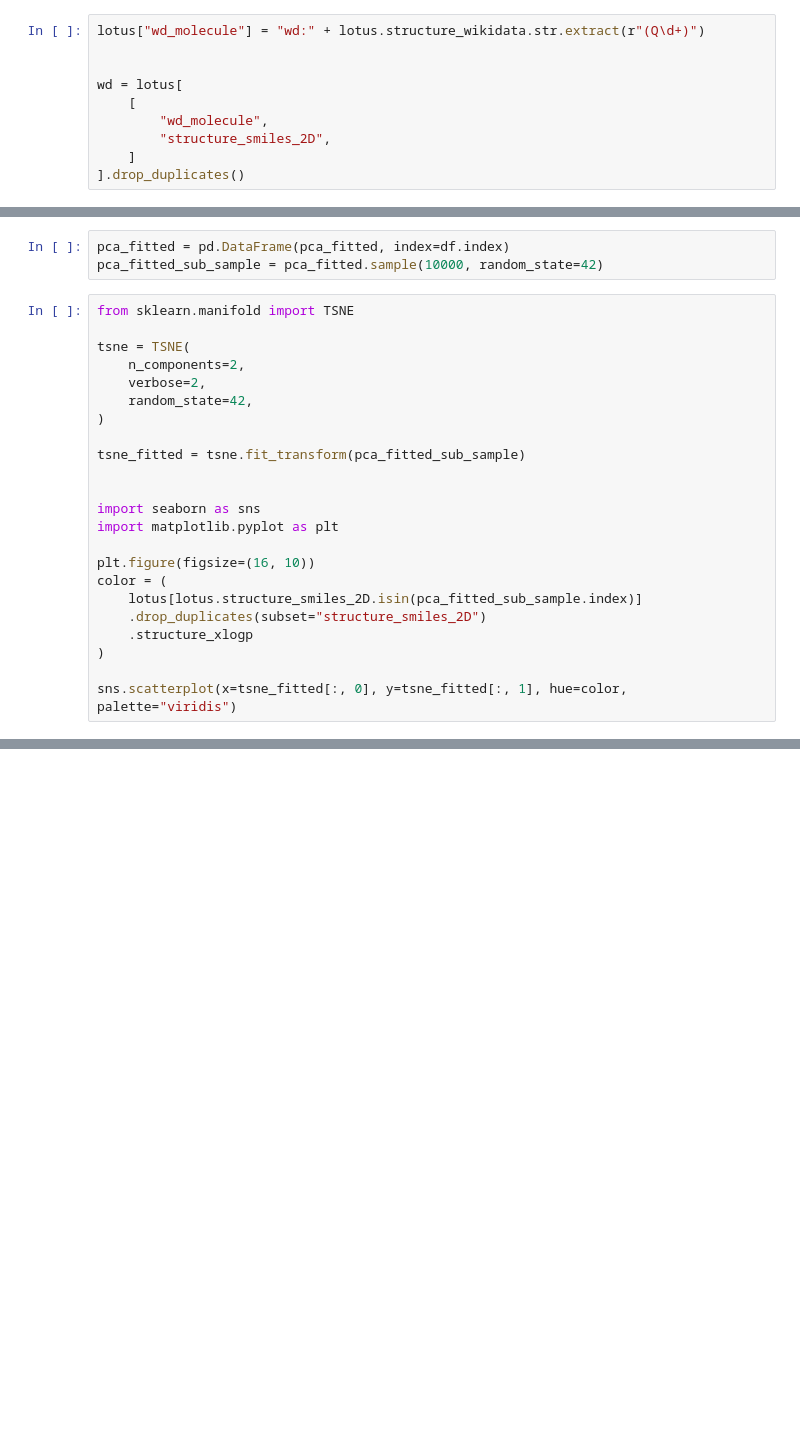
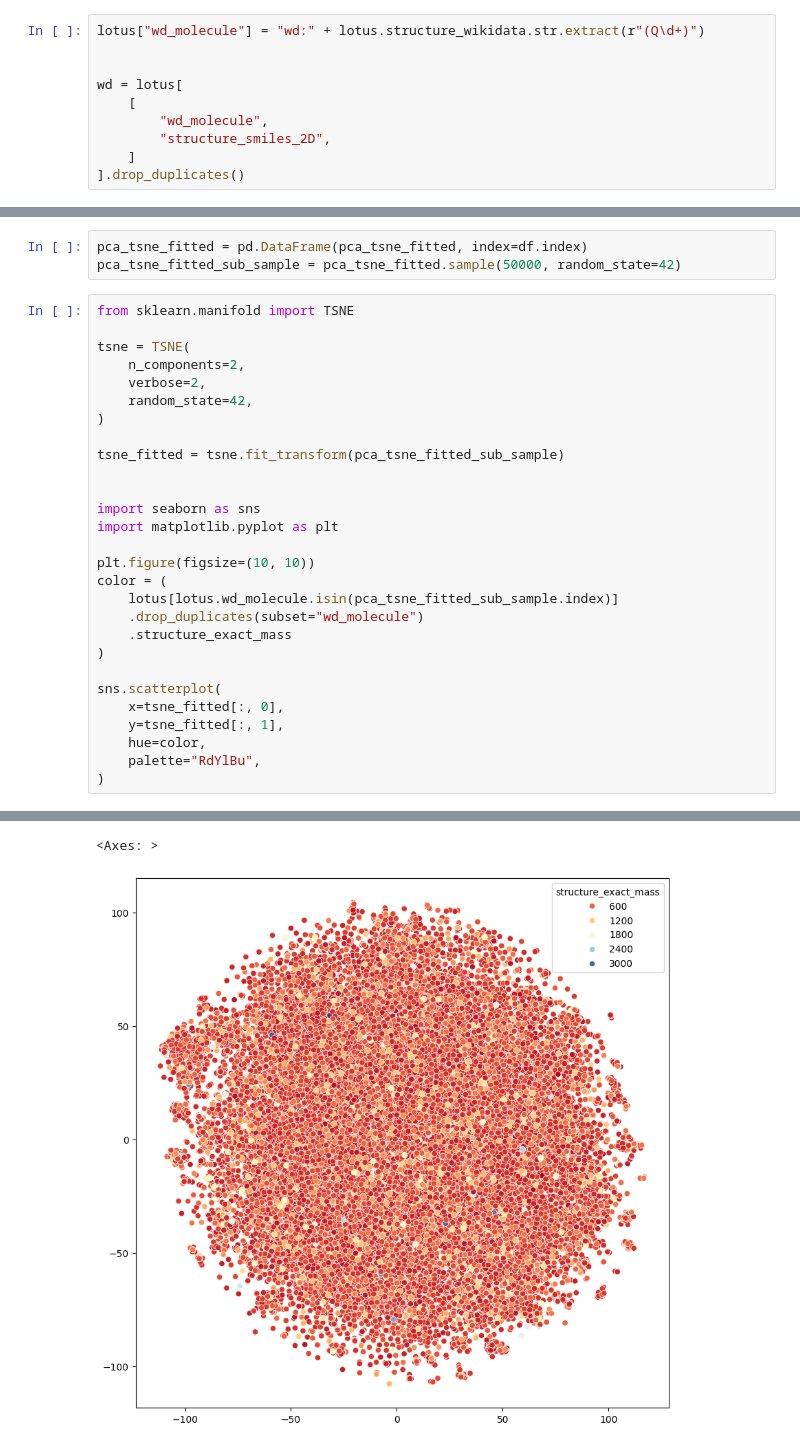
Before and after one commit to anticipated-lotus/hyper-sketching, a Jupyter notebook: chembert.ipynb, the cells around one changed output, grey strips where cells are left out. Saved outputs shown, nothing was run; the diff lists cells and outputs as text; blank space fills up the shorter version.

```diff
--- a/chembert.ipynb
+++ b/chembert.ipynb
@@ -42,6 +88,6 @@ pca_fitted = pca.fit_transform(df)
 # %%
-pca_fitted = pd.DataFrame(pca_fitted, index=df.index)
-pca_fitted_sub_sample = pca_fitted.sample(10000, random_state=42)
+pca_tsne_fitted = pd.DataFrame(pca_tsne_fitted, index=df.index)
+pca_tsne_fitted_sub_sample = pca_tsne_fitted.sample(50000, random_state=42)
 # %%
 from sklearn.manifold import TSNE
 
@@ -51,17 +97,23 @@ tsne = TSNE(
     random_state=42,
 )
 
-tsne_fitted = tsne.fit_transform(pca_fitted_sub_sample)
+tsne_fitted = tsne.fit_transform(pca_tsne_fitted_sub_sample)
 
 
 import seaborn as sns
 import matplotlib.pyplot as plt
 
-plt.figure(figsize=(16, 10))
+plt.figure(figsize=(10, 10))
 color = (
-    lotus[lotus.structure_smiles_2D.isin(pca_fitted_sub_sample.index)]
-    .drop_duplicates(subset="structure_smiles_2D")
-    .structure_xlogp
+    lotus[lotus.wd_molecule.isin(pca_tsne_fitted_sub_sample.index)]
+    .drop_duplicates(subset="wd_molecule")
+    .structure_exact_mass
 )
 
-sns.scatterplot(x=tsne_fitted[:, 0], y=tsne_fitted[:, 1], hue=color, palette="viridis")
+sns.scatterplot(
+    x=tsne_fitted[:, 0],
+    y=tsne_fitted[:, 1],
+    hue=color,
+    palette="RdYlBu",
+)
+# %% [output]
@@ -67,0 +137,2 @@ sns.scatterplot(x=tsne_fitted[:, 0], y=tsne_fitted[:, 1], hue=color, palette="vi
+<Axes: >
+[figure, added]
```
Also changed, not shown: parts of 12 cells of this notebook, 3 other files.
